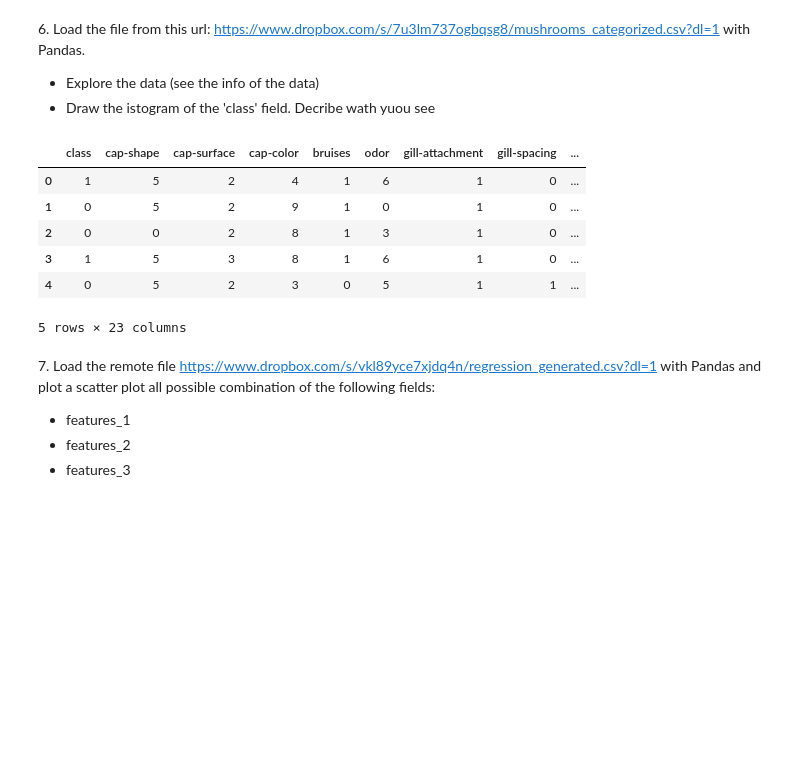
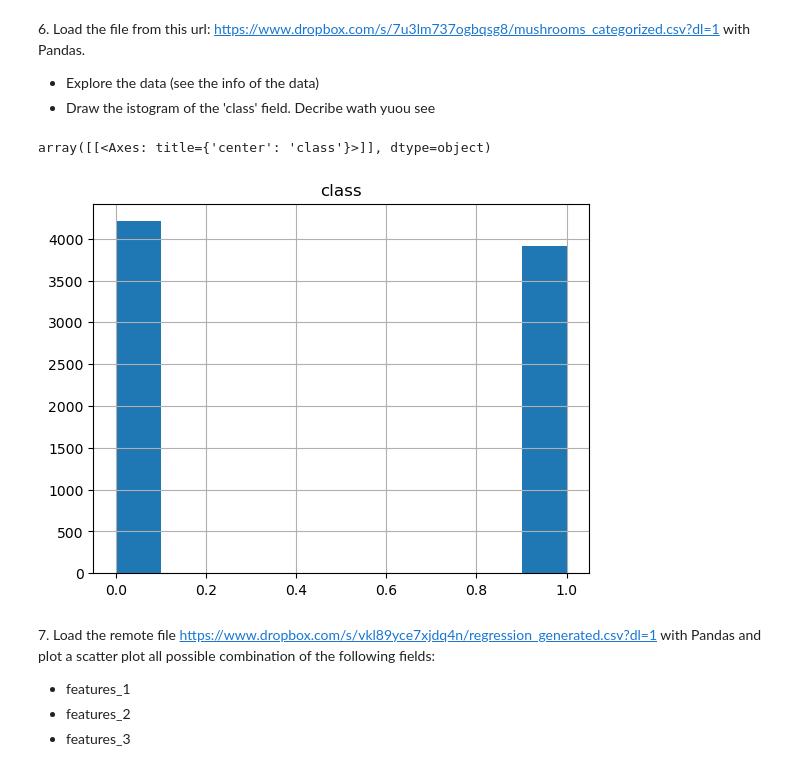
Before and after one commit to FrancescoLR02/LaboratoryOfComputationalPhysics_Y7, a Jupyter notebook: 05ex_OSEMN.ipynb, the cells around one changed output. Saved outputs shown, nothing was run; the diff lists cells and outputs as text; code cells hidden in the pictures; blank space fills up the shorter version.

```diff
--- a/05ex_OSEMN.ipynb
+++ b/05ex_OSEMN.ipynb
@@ -62,15 +63,10 @@ url = "https://www.dropbox.com/s/7u3lm737ogbqsg8/mushrooms_categorized.csv?dl=1"
 df1 = pd.read_csv(url)
 # %%
 df1.head()
-#df1.hist("class")
+df1.hist("class")
 # %% [output]
-|  | class | cap-shape | cap-surface | cap-color | bruises | odor | gill-attachment | gill-spacing | ... |
-| 0 | 1 | 5 | 2 | 4 | 1 | 6 | 1 | 0 | ... |
-| 1 | 0 | 5 | 2 | 9 | 1 | 0 | 1 | 0 | ... |
-| 2 | 0 | 0 | 2 | 8 | 1 | 3 | 1 | 0 | ... |
-| 3 | 1 | 5 | 3 | 8 | 1 | 6 | 1 | 0 | ... |
-| 4 | 0 | 5 | 2 | 3 | 0 | 5 | 1 | 1 | ... |
-5 rows × 23 columns
+array([[<Axes: title={'center': 'class'}>]], dtype=object)
+[figure, added]
 # %% [markdown]
 7\. Load the remote file [https://www.dropbox.com/s/vkl89yce7xjdq4n/regression_generated.csv?dl=1](https://www.dropbox.com/s/vkl89yce7xjdq4n/regression_generated.csv?dl=1) with Pandas and plot a scatter plot all possible combination of the following fields:
 
```
Also changed, not shown: parts of 1 cell of this notebook, 6 other files.
